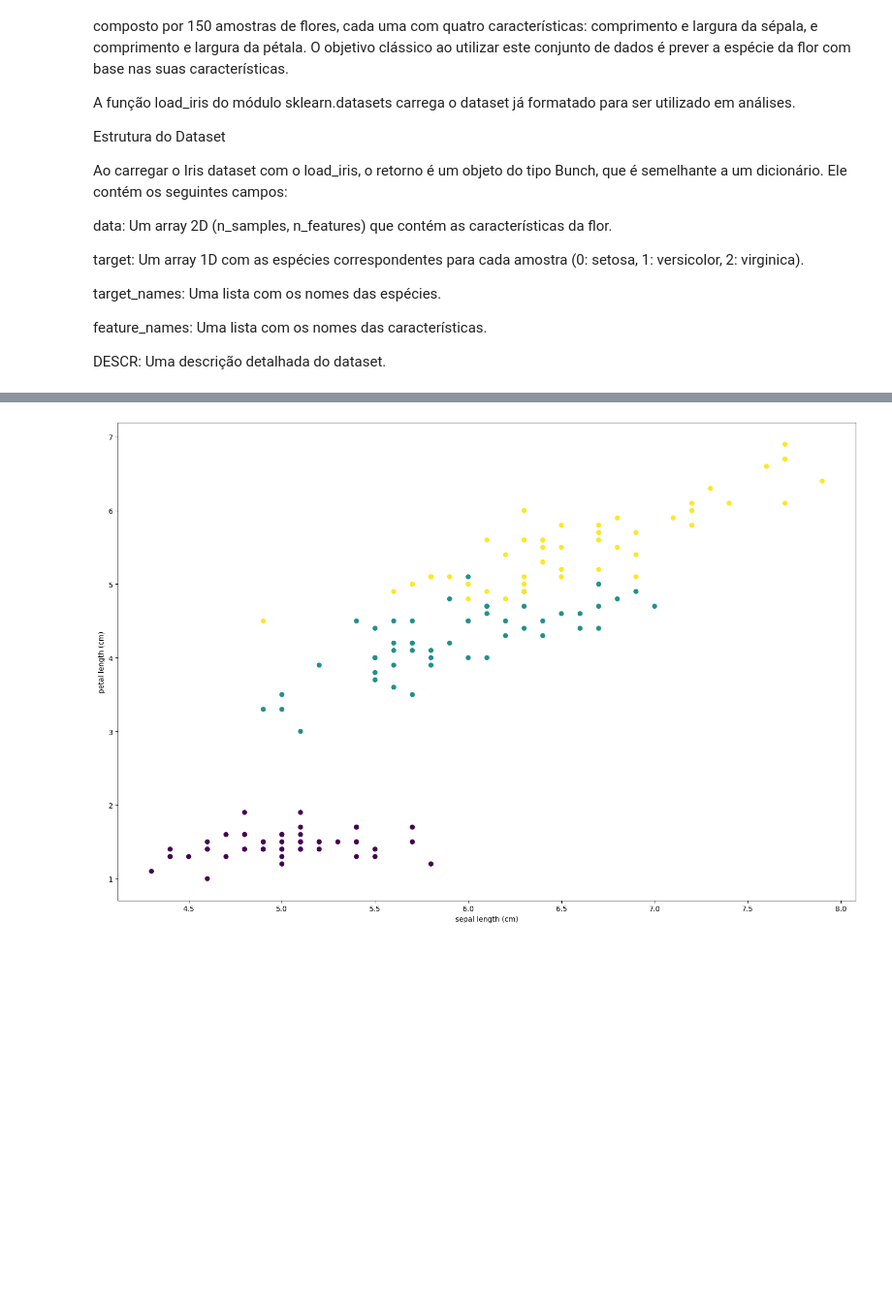
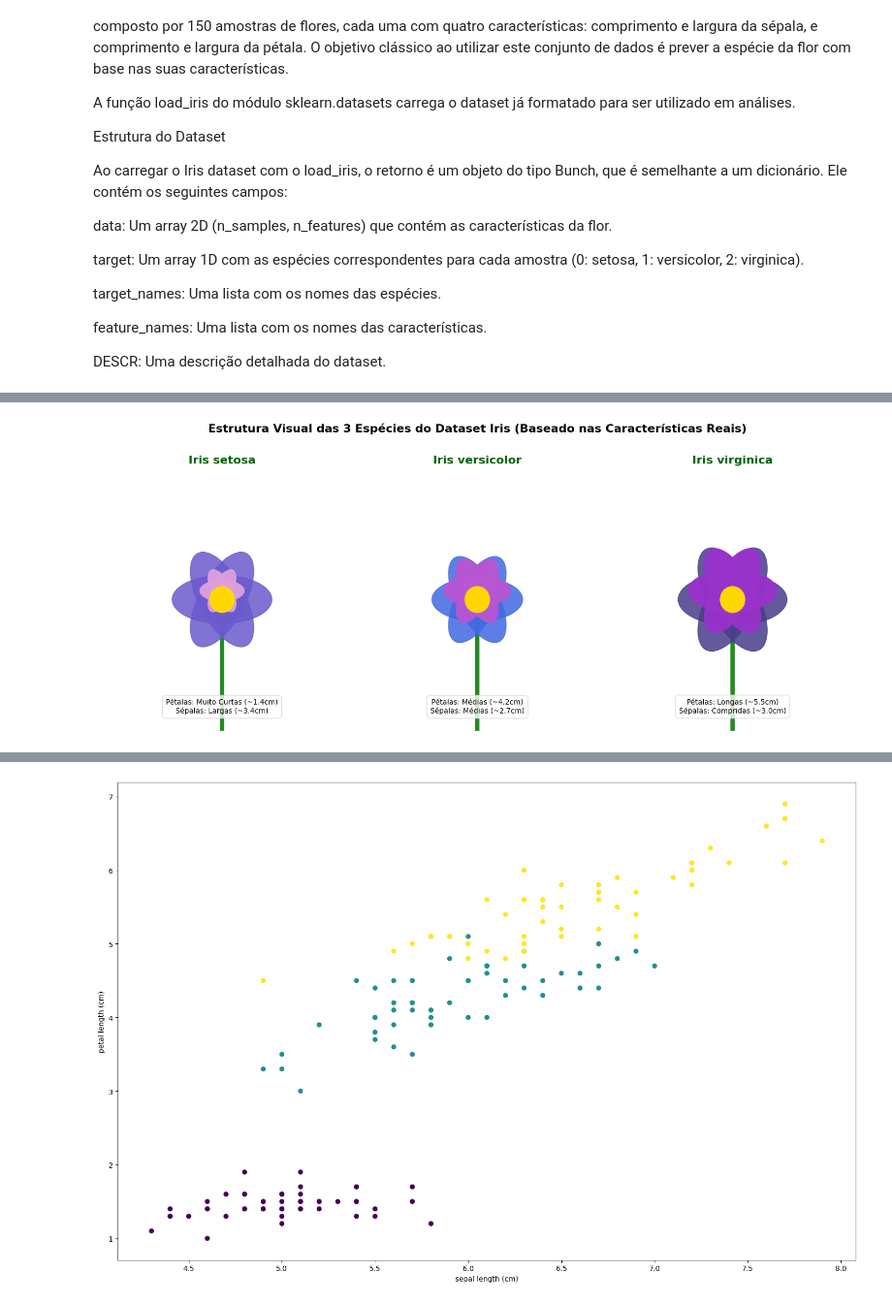
Before and after one commit to prof-eduardo-nunes/unicamp-mineracao_dados, a Jupyter notebook: arvore_decisão_iris.ipynb, the cells around one changed output, grey strips where cells are left out. Shown at 97% size. Cells and saved outputs as stored; diff of their text form; code cells hidden in the pictures; blank space fills up the shorter version.

```diff
--- a/arvore_decisão_iris.ipynb
+++ b/arvore_decisão_iris.ipynb
@@ -80,3 +88,79 @@ Alvo:
+# %%
+import matplotlib.pyplot as plt
+import matplotlib.patches as patches
+
+# Criando uma visualização gráfica botânica e realista para contornar bloqueios de rede (Erro 403)
+fig, axes = plt.subplots(1, 3, figsize=(15, 6))
+
+def desenhar_especie(ax, nome, cor_petala, cor_sepala, tam_petala, tam_sepala, descricao):
+    ax.set_facecolor('#fafbfc')
+    ax.set_xlim(-1.5, 1.5)
+    ax.set_ylim(-1.5, 1.5)
+
+    # Haste/Caule
+    ax.plot([0, 0], [-1.5, -0.2], color='forestgreen', lw=6, zorder=1)
+
+    # Sépalas (as pétalas externas maiores e caídas)
+    for angulo in [30, 150, 270]:
+        sepal = patches.Ellipse((0, 0), 0.5 * tam_sepala, 1.1 * tam_sepala,
+                                angle=angulo, color=cor_sepala, alpha=0.85, zorder=2)
+        ax.add_patch(sepal)
+
+    # Pétalas internas (apontando mais para cima/centro)
+    for angulo in [90, 210, 330]:
+        petal = patches.Ellipse((0, 0.1), 0.4 * tam_petala, 0.9 * tam_petala,
+                                angle=angulo, color=cor_petala, alpha=0.95, zorder=3)
+        ax.add_patch(petal)
+
+    # Centro da flor (Pistilo/Estame)
+    centro = patches.Circle((0, 0), 0.15, color='gold', zorder=4)
+    ax.add_patch(centro)
+
+    # Título e detalhes textuais explicativos sobre as medições típicas do dataset
+    ax.set_title(nome, fontsize=16, fontweight='bold', color='darkgreen')
+    ax.text(0, -1.3, descricao, ha='center', fontsize=10,
+            bbox=dict(boxstyle='round,pad=0.5', facecolor='white', edgecolor='lightgray', alpha=0.8))
+    ax.axis('off')
+
+# 1. Iris setosa: Pétalas muito pequenas, sépalas grandes
+desenhar_especie(
+    axes[0],
+    "Iris setosa",
+    cor_petala='plum',
+    cor_sepala='slateblue',
+    tam_petala=0.6,
+    tam_sepala=1.1,
+    descricao="Pétalas: Muito Curtas (~1.4cm)\nSépalas: Largas (~3.4cm)"
+)
+
+# 2. Iris versicolor: Tamanho intermediário de ambas
+desenhar_especie(
+    axes[1],
+    "Iris versicolor",
+    cor_petala='mediumorchid',
+    cor_sepala='royalblue',
+    tam_petala=0.9,
+    tam_sepala=1.0,
+    descricao="Pétalas: Médias (~4.2cm)\nSépalas: Médias (~2.7cm)"
+)
+
+# 3. Iris virginica: Pétalas grandes e sépalas grandes
+desenhar_especie(
+    axes[2],
+    "Iris virginica",
+    cor_petala='darkorchid',
+    cor_sepala='darkslateblue',
+    tam_petala=1.2,
+    tam_sepala=1.2,
+    descricao="Pétalas: Longas (~5.5cm)\nSépalas: Compridas (~3.0cm)"
+)
+
+plt.suptitle("Estrutura Visual das 3 Espécies do Dataset Iris (Baseado nas Características Reais)",
+             fontsize=16, fontweight='bold', y=1.02)
+plt.tight_layout()
+plt.show()
+# %% [output]
+[figure, added]
 # %%
 # Separa os dados de entrada (X) e os rótulos (y) das classes
 X, y = iris.data, iris.target
```
Also changed, not shown: parts of 3 cells of this notebook.
